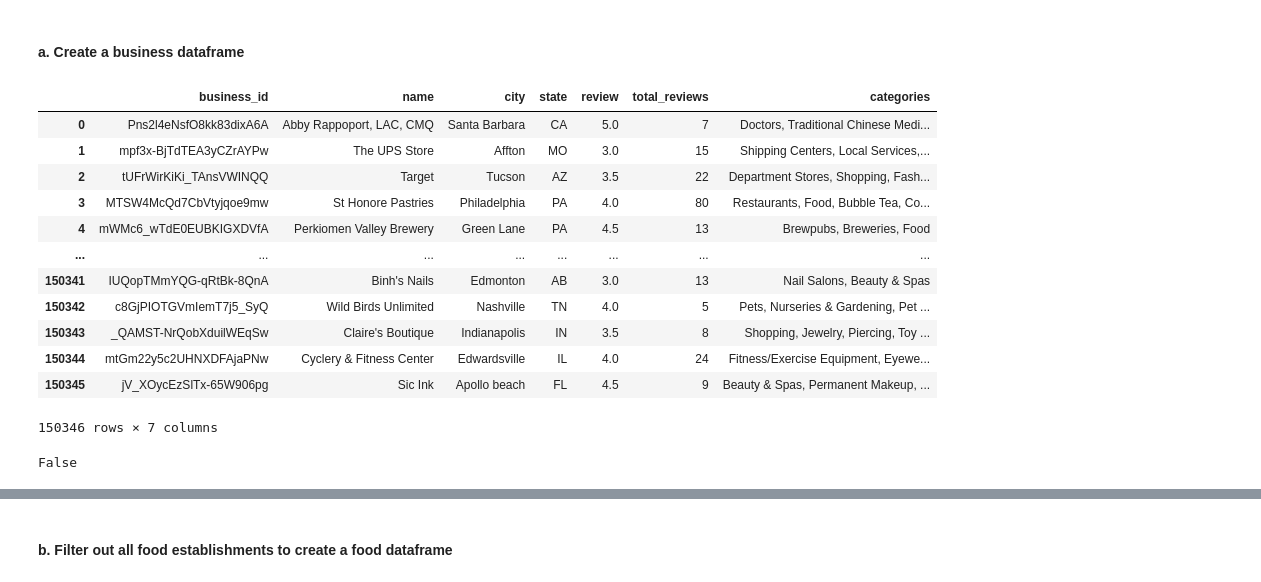
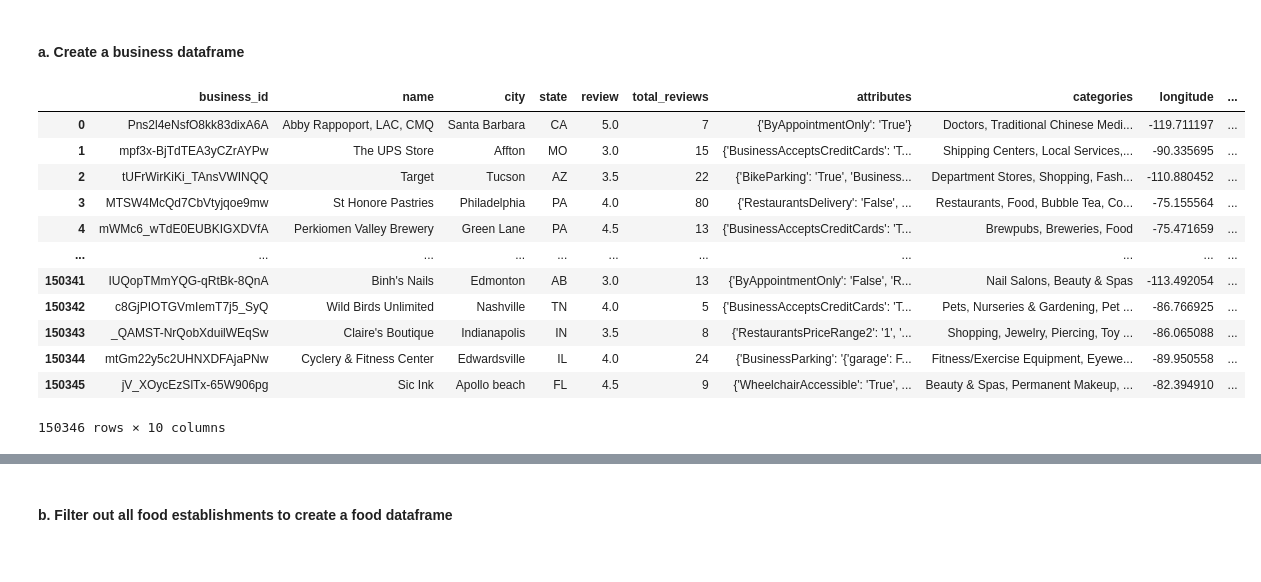
Before and after one commit to Jeyxiang/yelp_airflow, a Jupyter notebook: mongodb_queries.ipynb, the cells around one changed output, grey strips where cells are left out. Cells and saved outputs as stored; diff of their text form; code cells hidden in the pictures.

```diff
--- a/mongodb_queries.ipynb
+++ b/mongodb_queries.ipynb
@@ -34,3 +36,13 @@ Currently, we need 4 tables
 TODO: calculate weighted reviews: https://medium.com/district-data-labs/computing-a-bayesian-estimate-of-star-rating-means-651496a890ab
 https://www.codementor.io/@arpitbhayani/solving-an-age-old-problem-using-bayesian-average-15fy4ww08p#cumulative-rating
 https://www.algolia.com/doc/guides/managing-results/must-do/custom-ranking/how-to/bayesian-average/
+# %%
+reviews_record = []
+for row in review_collection.find():
+    cleaned_reviews = {}
+    cleaned_reviews['review_id'] = row['review_id']
+    cleaned_reviews['business_id'] = row['business_id']
+    cleaned_reviews['text'] = row['text']
+    cleaned_reviews['stars'] = row['stars']
+    cleaned_reviews['date'] = row['date']
+    reviews_record.append(row)
@@ -39,48 +76,49 @@ https://www.algolia.com/doc/guides/managing-results/must-do/custom-ranking/how-t
 # %%
 business_records = []
 i = 0
+uniqueAttributes = set()
 #mongoQuery = {'$or' : [{'categories' : {'$regex' : '.*Restaurants.*'}},{'categories' : {'$regex' : '.*Food.*'}}]}
 for row in business_collection.find():
     cleaned_business = {}
     cleaned_business['business_id'] = row['business_id']
     cleaned_business['name'] = row['name']
-    if row['city'] == 'San Francisco':
-        i += 1
     cleaned_business['city'] = row['city']
     cleaned_business['state'] = row['state']
     cleaned_business['review'] = row['stars']
     cleaned_business['total_reviews'] = row['review_count']
     cleaned_business['categories'] = row['categories']
+    cleaned_business['attributes'] = row['attributes']
+    cleaned_business['longitude'] = row['longitude']
+    cleaned_business['latitude'] = row['latitude']
     business_records.append(cleaned_business)
 # %%
 business_df = pd.DataFrame(
     business_records,
     columns=[
         "business_id",
         "name",
         "city",
         "state",
         "review",
         "total_reviews",
-        "categories"
+        "attributes",
+        "categories",
+        "longitude",
+        "latitude"
     ])
 
 business_df
 # %% [output]
-|  | business_id | name | city | state | review | total_reviews | categories |
-| 0 | Pns2l4eNsfO8kk83dixA6A | Abby Rappoport, LAC, CMQ | Santa Barbara | CA | 5.0 | 7 | Doctors, Traditional Chinese Medi... |
-| 1 | mpf3x-BjTdTEA3yCZrAYPw | The UPS Store | Affton | MO | 3.0 | 15 | Shipping Centers, Local Services,... |
-| 2 | tUFrWirKiKi_TAnsVWINQQ | Target | Tucson | AZ | 3.5 | 22 | Department Stores, Shopping, Fash... |
-| 3 | MTSW4McQd7CbVtyjqoe9mw | St Honore Pastries | Philadelphia | PA | 4.0 | 80 | Restaurants, Food, Bubble Tea, Co... |
-| 4 | mWMc6_wTdE0EUBKIGXDVfA | Perkiomen Valley Brewery | Green Lane | PA | 4.5 | 13 | Brewpubs, Breweries, Food |
-| ... | ... | ... | ... | ... | ... | ... | ... |
-| 150341 | IUQopTMmYQG-qRtBk-8QnA | Binh's Nails | Edmonton | AB | 3.0 | 13 | Nail Salons, Beauty & Spas |
-| 150342 | c8GjPIOTGVmIemT7j5_SyQ | Wild Birds Unlimited | Nashville | TN | 4.0 | 5 | Pets, Nurseries & Gardening, Pet ... |
-| 150343 | _QAMST-NrQobXduilWEqSw | Claire's Boutique | Indianapolis | IN | 3.5 | 8 | Shopping, Jewelry, Piercing, Toy ... |
-| 150344 | mtGm22y5c2UHNXDFAjaPNw | Cyclery & Fitness Center | Edwardsville | IL | 4.0 | 24 | Fitness/Exercise Equipment, Eyewe... |
-| 150345 | jV_XOycEzSlTx-65W906pg | Sic Ink | Apollo beach | FL | 4.5 | 9 | Beauty & Spas, Permanent Makeup, ... |
+|  | business_id | name | city | state | review | total_reviews | attributes | categories | longitude | ... |
+| 0 | Pns2l4eNsfO8kk83dixA6A | Abby Rappoport, LAC, CMQ | Santa Barbara | CA | 5.0 | 7 | {'ByAppointmentOnly': 'True'} | Doctors, Traditional Chinese Medi... | -119.711197 | ... |
+| 1 | mpf3x-BjTdTEA3yCZrAYPw | The UPS Store | Affton | MO | 3.0 | 15 | {'BusinessAcceptsCreditCards': 'T... | Shipping Centers, Local Services,... | -90.335695 | ... |
+| 2 | tUFrWirKiKi_TAnsVWINQQ | Target | Tucson | AZ | 3.5 | 22 | {'BikeParking': 'True', 'Business... | Department Stores, Shopping, Fash... | -110.880452 | ... |
+| 3 | MTSW4McQd7CbVtyjqoe9mw | St Honore Pastries | Philadelphia | PA | 4.0 | 80 | {'RestaurantsDelivery': 'False', ... | Restaurants, Food, Bubble Tea, Co... | -75.155564 | ... |
+| 4 | mWMc6_wTdE0EUBKIGXDVfA | Perkiomen Valley Brewery | Green Lane | PA | 4.5 | 13 | {'BusinessAcceptsCreditCards': 'T... | Brewpubs, Breweries, Food | -75.471659 | ... |
+| ... | ... | ... | ... | ... | ... | ... | ... | ... | ... | ... |
+| 150341 | IUQopTMmYQG-qRtBk-8QnA | Binh's Nails | Edmonton | AB | 3.0 | 13 | {'ByAppointmentOnly': 'False', 'R... | Nail Salons, Beauty & Spas | -113.492054 | ... |
+| 150342 | c8GjPIOTGVmIemT7j5_SyQ | Wild Birds Unlimited | Nashville | TN | 4.0 | 5 | {'BusinessAcceptsCreditCards': 'T... | Pets, Nurseries & Gardening, Pet ... | -86.766925 | ... |
+| 150343 | _QAMST-NrQobXduilWEqSw | Claire's Boutique | Indianapolis | IN | 3.5 | 8 | {'RestaurantsPriceRange2': '1', '... | Shopping, Jewelry, Piercing, Toy ... | -86.065088 | ... |
+| 150344 | mtGm22y5c2UHNXDFAjaPNw | Cyclery & Fitness Center | Edwardsville | IL | 4.0 | 24 | {'BusinessParking': '{'garage': F... | Fitness/Exercise Equipment, Eyewe... | -89.950558 | ... |
+| 150345 | jV_XOycEzSlTx-65W906pg | Sic Ink | Apollo beach | FL | 4.5 | 9 | {'WheelchairAccessible': 'True', ... | Beauty & Spas, Permanent Makeup, ... | -82.394910 | ... |
-150346 rows × 7 columns
+150346 rows × 10 columns
-# %%
-business_df['name'].isnull().values.any()
-# %% [output]
-False
```
Also changed, not shown: parts of 23 cells of this notebook, 1 other file.
